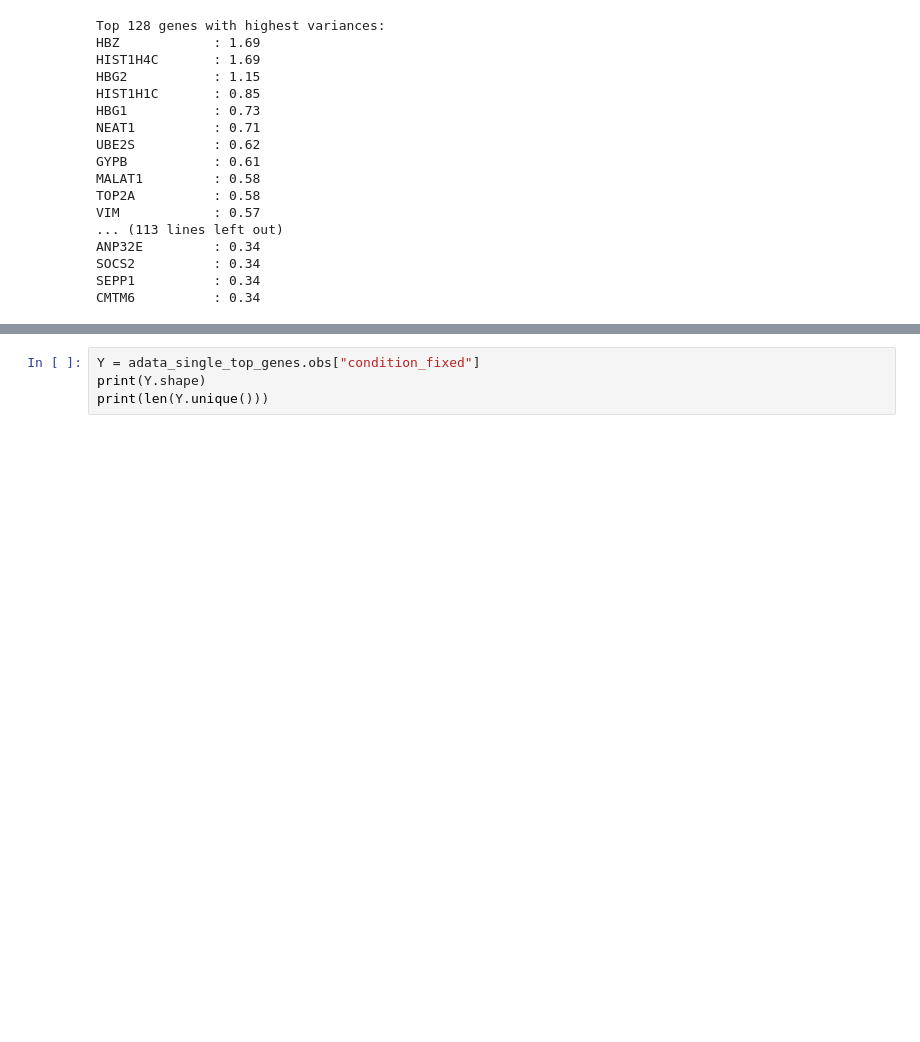
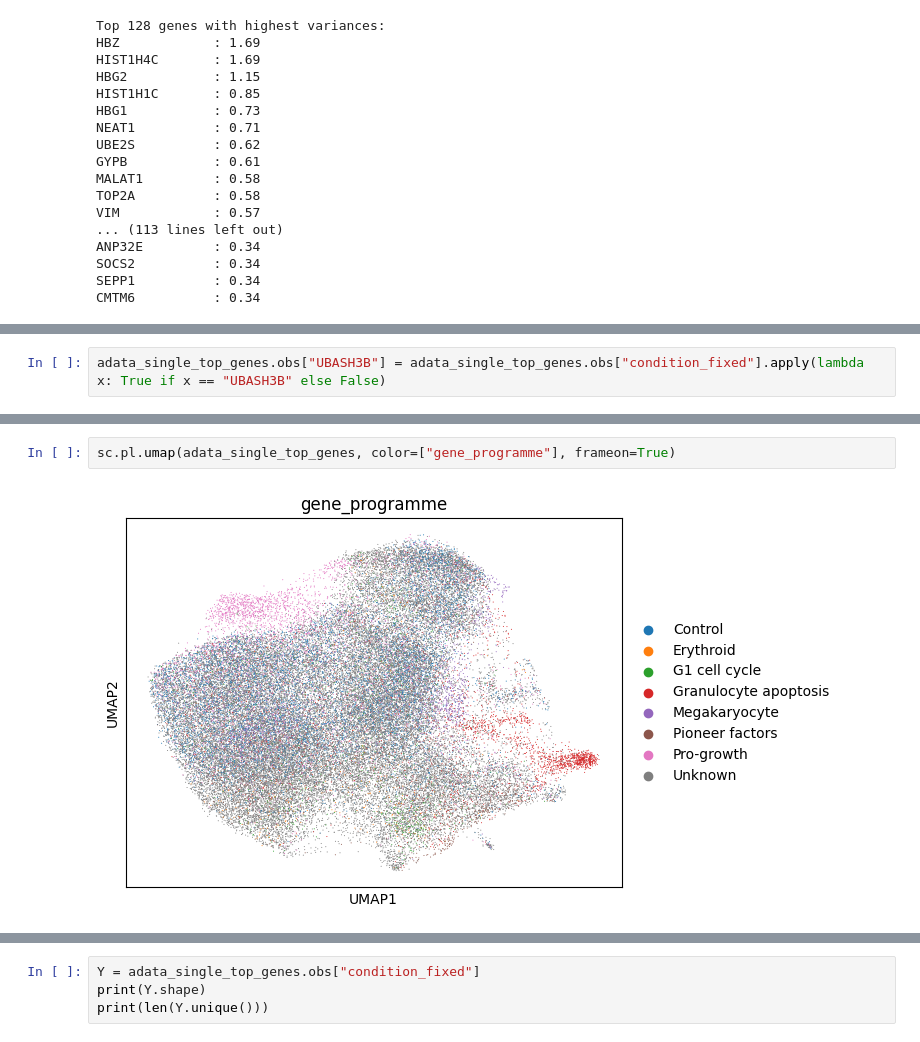
Before and after one commit to danghungdo/scrnaseq-ml, a Jupyter notebook: notebooks/experiment.ipynb, the cells around one changed output, grey strips where cells are left out. Saved outputs shown, nothing was run; the diff lists cells and outputs as text; blank space fills up the shorter version.

```diff
--- a/notebooks/experiment.ipynb
+++ b/notebooks/experiment.ipynb
@@ -111,0 +260,2 @@ CMTM6          : 0.34
+# %%
+adata_single_top_genes.obs["UBASH3B"] = adata_single_top_genes.obs["condition_fixed"].apply(lambda x: True if x == "UBASH3B" else False)
@@ -111,0 +388,4 @@ CMTM6          : 0.34
+# %%
+sc.pl.umap(adata_single_top_genes, color=["gene_programme"], frameon=True)
+# %% [output]
+[figure, added]
```
Also changed, not shown: parts of 44 cells of this notebook.
